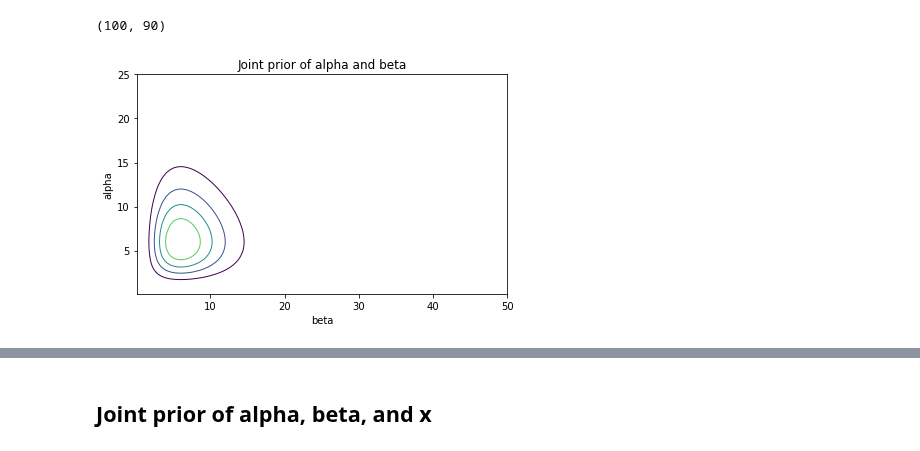
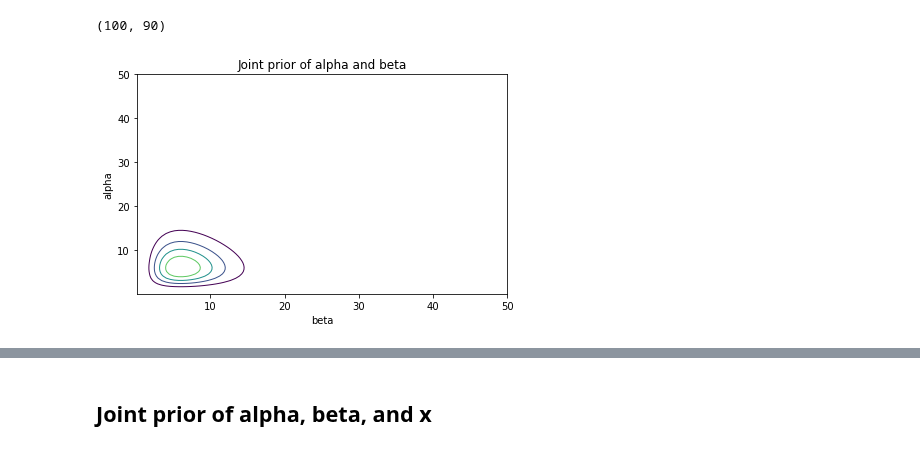
Before and after one commit to AllenDowney/ThinkBayes2, a Jupyter notebook: examples/hospital2.ipynb, the cells around one changed output, grey strips where cells are left out. Drawn from its saved outputs; the diff is of its cells as text; code cells hidden in the pictures.

```diff
--- a/examples/hospital2.ipynb
+++ b/examples/hospital2.ipynb
@@ -199,6 +212,6 @@ from scipy.stats import gamma
 alpha = 4
 beta = 0.5
 
-qs = np.linspace(0.1, 25, 100)
+qs = np.linspace(0.1, 50, 100)
 ps = gamma(alpha, scale=1/beta).pdf(qs)
 prior_alpha = make_pmf(ps, qs, 'alpha')
@@ -232,15 +239,17 @@ def make_hyper(prior_alpha, prior_beta):
     hyper = PA * PB
     return hyper
 # %%
-hyper = make_hyper(prior_alpha, prior_beta)
-hyper.shape
+prior_hyper = make_hyper(prior_alpha, prior_beta)
+prior_hyper.shape
 # %% [output]
 (100, 90)
 # %%
 import pandas as pd
 from utils import plot_contour
 
-plot_contour(pd.DataFrame(hyper, index=prior_alpha.index, columns=prior_beta.index))
+plot_contour(pd.DataFrame(prior_hyper,
+                          index=prior_alpha.index,
+                          columns=prior_beta.index))
 decorate(title="Joint prior of alpha and beta")
 # %% [output]
-[figure, old version]
+[figure, new version]
```
Also changed, not shown: parts of 58 cells of this notebook.
